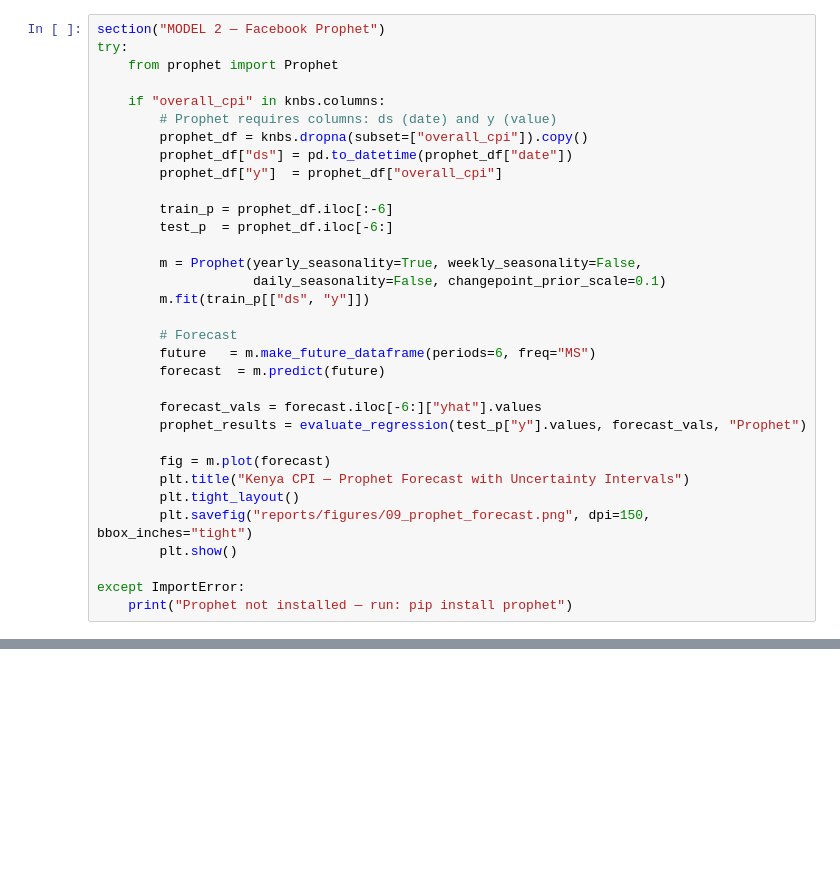
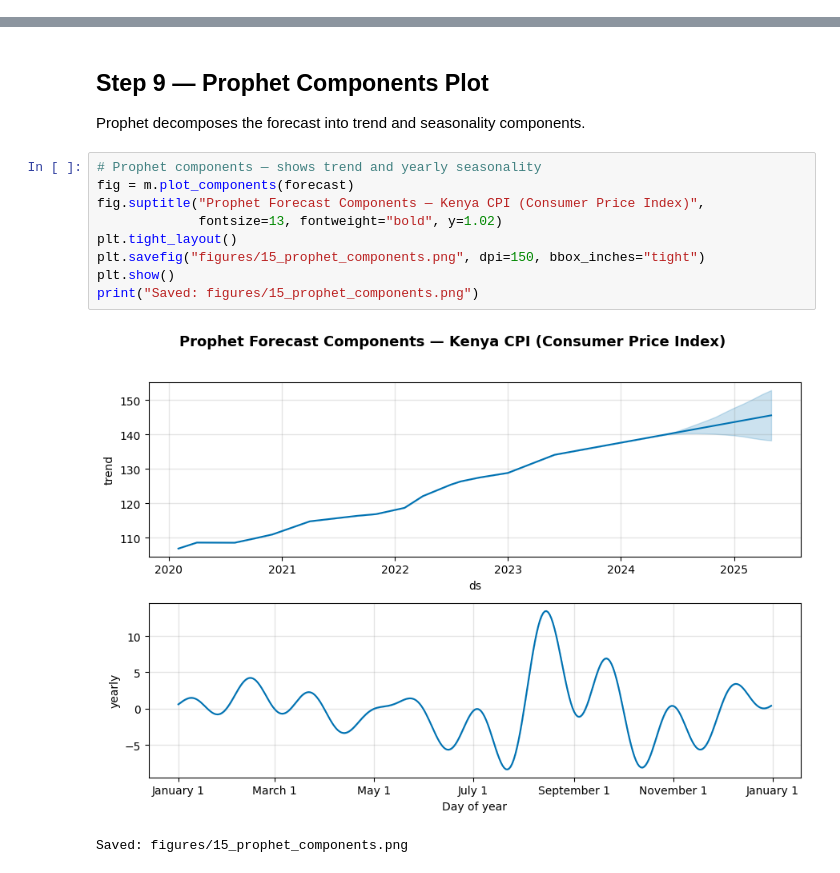
Before and after one commit to EveMichelle/kenya-smart-agriculture, a Jupyter notebook: notebooks/05_price_forecasting.ipynb, the cells around one changed output, grey strips where cells are left out. Saved outputs shown, nothing was run; the diff lists cells and outputs as text; blank space fills up the shorter version.

```diff
--- a/notebooks/05_price_forecasting.ipynb
+++ b/notebooks/05_price_forecasting.ipynb
@@ -67,33 +228,0 @@ if "overall_cpi" in knbs.columns:
-# %%
-section("MODEL 2 — Facebook Prophet")
-try:
-    from prophet import Prophet
-
-    if "overall_cpi" in knbs.columns:
-        # Prophet requires columns: ds (date) and y (value)
-        prophet_df = knbs.dropna(subset=["overall_cpi"]).copy()
-        prophet_df["ds"] = pd.to_datetime(prophet_df["date"])
-        prophet_df["y"]  = prophet_df["overall_cpi"]
-
-        train_p = prophet_df.iloc[:-6]
-        test_p  = prophet_df.iloc[-6:]
-
-        m = Prophet(yearly_seasonality=True, weekly_seasonality=False,
-                    daily_seasonality=False, changepoint_prior_scale=0.1)
-        m.fit(train_p[["ds", "y"]])
-
-        # Forecast
-        future   = m.make_future_dataframe(periods=6, freq="MS")
-        forecast  = m.predict(future)
-
-        forecast_vals = forecast.iloc[-6:]["yhat"].values
-        prophet_results = evaluate_regression(test_p["y"].values, forecast_vals, "Prophet")
-
-        fig = m.plot(forecast)
-        plt.title("Kenya CPI — Prophet Forecast with Uncertainty Intervals")
-        plt.tight_layout()
-        plt.savefig("reports/figures/09_prophet_forecast.png", dpi=150, bbox_inches="tight")
-        plt.show()
-
-except ImportError:
-    print("Prophet not installed — run: pip install prophet")
@@ -99,0 +323,16 @@ except ImportError:
+# %% [markdown]
+## Step 9 — Prophet Components Plot
+
+Prophet decomposes the forecast into trend and seasonality components.
+# %%
+# Prophet components — shows trend and yearly seasonality
+fig = m.plot_components(forecast)
+fig.suptitle("Prophet Forecast Components — Kenya CPI (Consumer Price Index)",
+             fontsize=13, fontweight="bold", y=1.02)
+plt.tight_layout()
+plt.savefig("figures/15_prophet_components.png", dpi=150, bbox_inches="tight")
+plt.show()
+print("Saved: figures/15_prophet_components.png")
+# %% [output]
+[figure, added]
+Saved: figures/15_prophet_components.png
```
Also changed, not shown: parts of 27 cells of this notebook, 5 other files.
